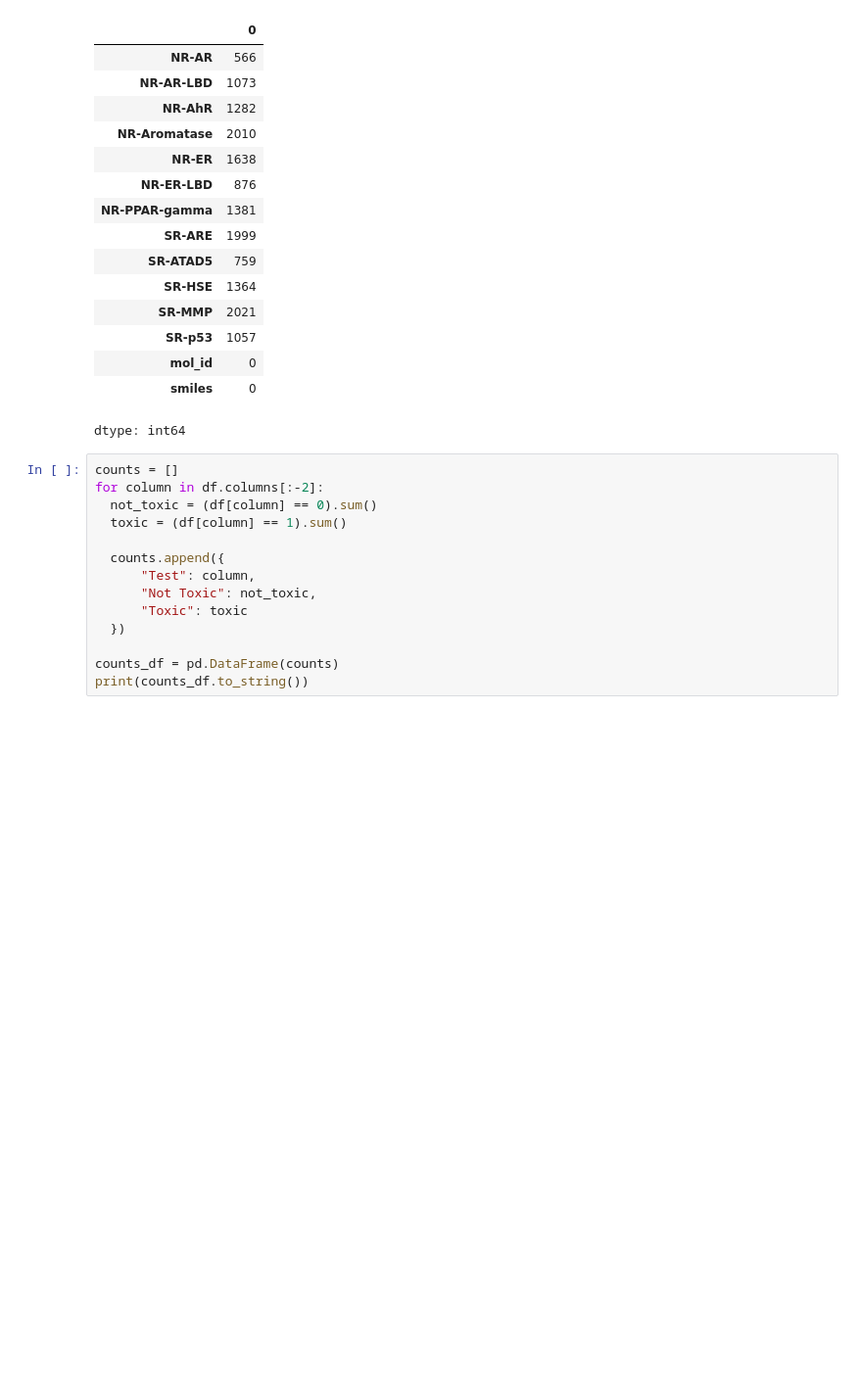
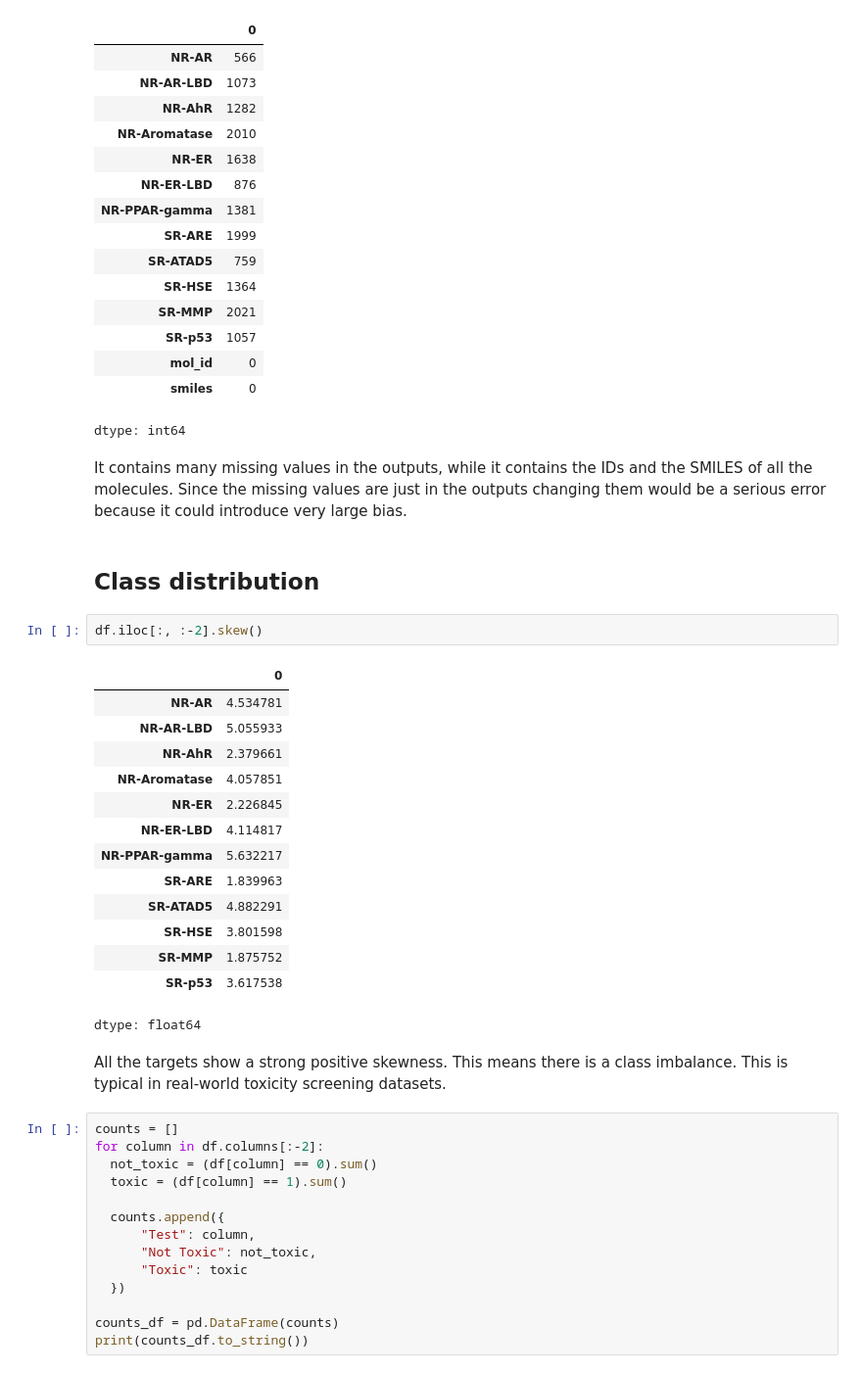
Before and after one commit to marco-la-rosa/tox21-toxicity-ML-classification, a Jupyter notebook: tox21-toxicity-ML-classification.ipynb, the cells around one changed output. Shown at 98% size. Cells and saved outputs as stored; diff of their text form; blank space fills up the shorter version.

```diff
--- a/tox21-toxicity-ML-classification.ipynb
+++ b/tox21-toxicity-ML-classification.ipynb
@@ -75,6 +99,29 @@ df.isnull().sum()
 | mol_id | 0 |
 | smiles | 0 |
 dtype: int64
+# %% [markdown]
+It contains many missing values in the outputs, while it contains the IDs and the SMILES of all the molecules. Since the missing values are just in the outputs changing them would be a serious error because it could introduce very large bias.
+# %% [markdown]
+## **Class distribution**
+# %%
+df.iloc[:, :-2].skew()
+# %% [output]
+|  | 0 |
+| NR-AR | 4.534781 |
+| NR-AR-LBD | 5.055933 |
+| NR-AhR | 2.379661 |
+| NR-Aromatase | 4.057851 |
+| NR-ER | 2.226845 |
+| NR-ER-LBD | 4.114817 |
+| NR-PPAR-gamma | 5.632217 |
+| SR-ARE | 1.839963 |
+| SR-ATAD5 | 4.882291 |
+| SR-HSE | 3.801598 |
+| SR-MMP | 1.875752 |
+| SR-p53 | 3.617538 |
+dtype: float64
+# %% [markdown]
+All the targets show a strong positive skewness. This means there is a class imbalance. This is typical in real-world toxicity screening datasets.
 # %%
 counts = []
 for column in df.columns[:-2]:
```
Also changed, not shown: parts of 23 cells of this notebook.
